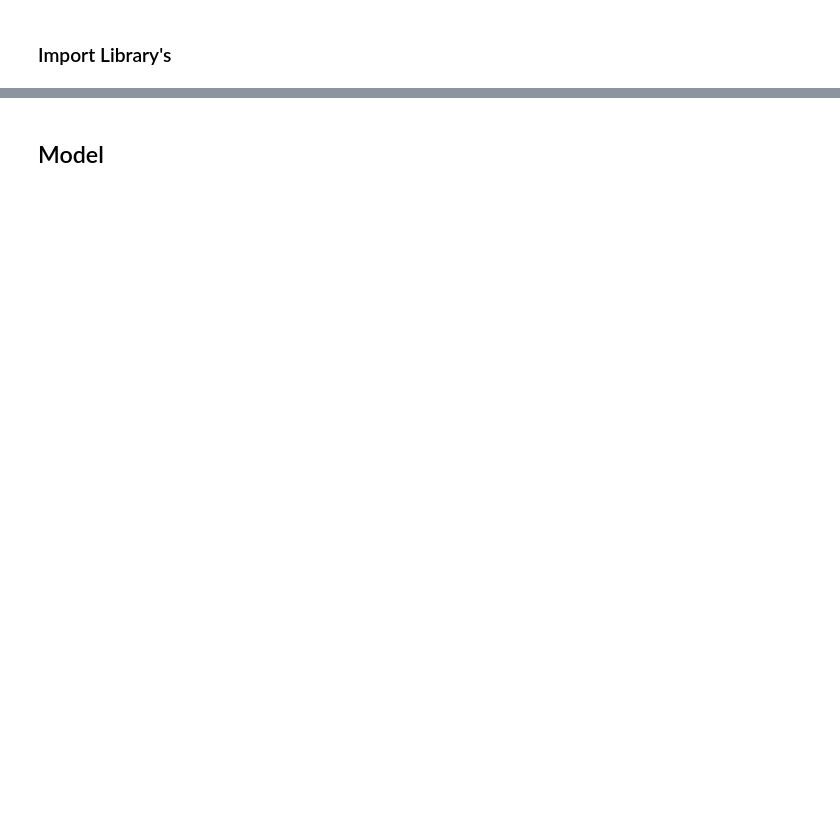
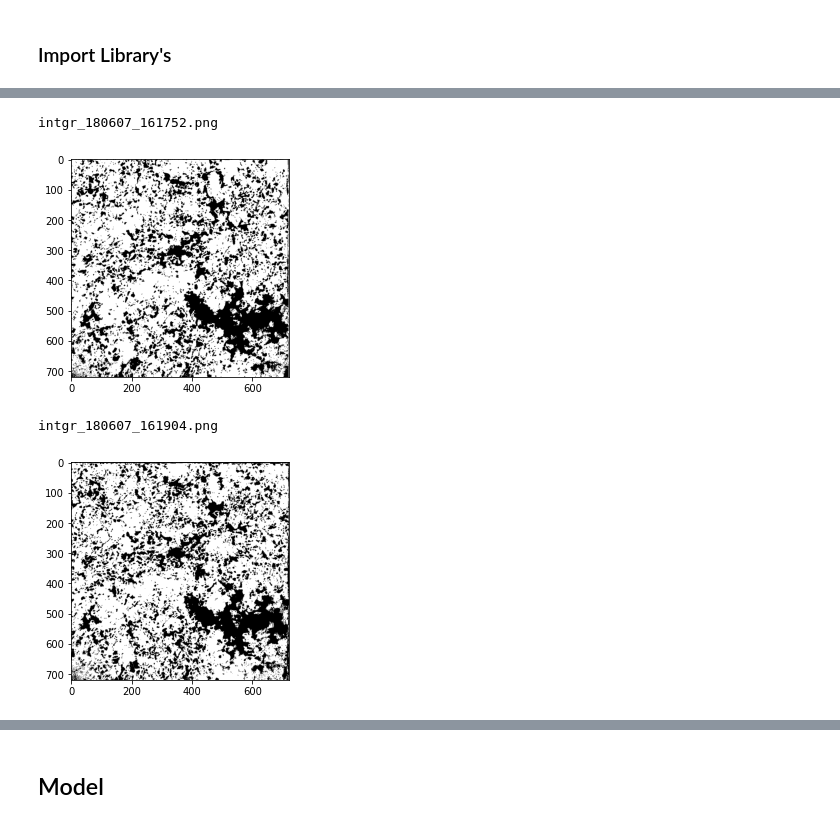
Before and after one commit to tference122/IdentifyingandTrackingSolarMagneticFluxElementswithDeepLearning, a Jupyter notebook: IdentifyingAndTrackingSolarMagneticFluxElementsWithDeepLearning.ipynb, the cells around one changed output, grey strips where cells are left out. Saved outputs shown, nothing was run; the diff lists cells and outputs as text; code cells hidden in the pictures; blank space fills up the shorter version.

```diff
--- a/IdentifyingAndTrackingSolarMagneticFluxElementsWithDeepLearning.ipynb
+++ b/IdentifyingAndTrackingSolarMagneticFluxElementsWithDeepLearning.ipynb
@@ -25,0 +77,31 @@ from statistics_analysis import analysis
+# %%
+image_location_mask = './Data/example_of_preproccess_data/2_class/'
+def pre_processing(image_location, image_location_mask):
+    for name in os.listdir(input_3_class_mask_path):
+        print(name)
+        fits_file = fits.open(input_3_class_mask_path + name)
+        fits_data = fits_file[0].data
+        fits_data = np.flipud(fits_data)
+        height, width = fits_data.shape
+
+        output_image = np.empty([height, width])
+        output_image.fill(np.nan)
+        for i in range(height):
+            for j in range(width):
+                if fits_data[i][j] == 0:
+                    output_image[i][j] = 255
+                else:
+                    output_image[i][j] = 0
+        cv2.imwrite('{}{}.png'.format(output_path, name[:-4]), output_image)
+# %%
+for name in os.listdir(image_location_mask):
+    print(name)
+    location = image_location_mask + name
+    image = mpimg.imread(location)
+    plt.imshow(image, cmap='gray')
+    plt.show()
+# %% [output]
+intgr_180607_161752.png
+[figure, added]
+intgr_180607_161904.png
+[figure, added]
```
Also changed, not shown: parts of 22 cells of this notebook, 4 other files.
